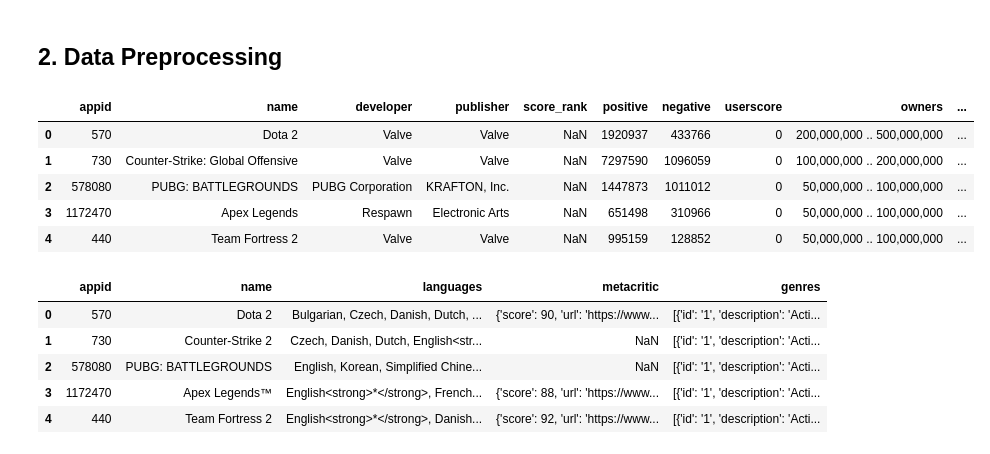
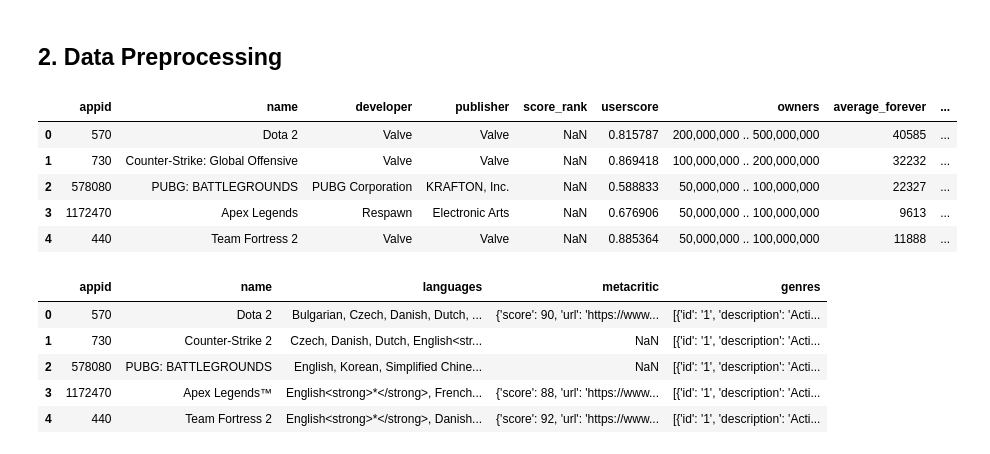
Before and after one commit to phuchng/SteamRatingAnalysis, a Jupyter notebook: games_prediction.ipynb, the cells around one changed output. Saved outputs shown, nothing was run; the diff lists cells and outputs as text; code cells hidden in the pictures.

```diff
--- a/games_prediction.ipynb
+++ b/games_prediction.ipynb
@@ -120,15 +127,17 @@ def fetch_all_steam_store_data(app_ids):
 # %%
 steamspy_df = pd.read_csv('steamspy_data.csv')
 steamstore_df = pd.read_csv('steamstore_data.csv')
-
+# floating point 2
+steamspy_df.userscore = steamspy_df.positive / (steamspy_df.positive + steamspy_df.negative)
+steamspy_df.drop(columns=['positive', 'negative'], inplace=True)
 steamspy_df.head()
 # %% [output]
-|  | appid | name | developer | publisher | score_rank | positive | negative | userscore | owners | ... |
-| 0 | 570 | Dota 2 | Valve | Valve | NaN | 1920937 | 433766 | 0 | 200,000,000 .. 500,000,000 | ... |
-| 1 | 730 | Counter-Strike: Global Offensive | Valve | Valve | NaN | 7297590 | 1096059 | 0 | 100,000,000 .. 200,000,000 | ... |
-| 2 | 578080 | PUBG: BATTLEGROUNDS | PUBG Corporation | KRAFTON, Inc. | NaN | 1447873 | 1011012 | 0 | 50,000,000 .. 100,000,000 | ... |
-| 3 | 1172470 | Apex Legends | Respawn | Electronic Arts | NaN | 651498 | 310966 | 0 | 50,000,000 .. 100,000,000 | ... |
-| 4 | 440 | Team Fortress 2 | Valve | Valve | NaN | 995159 | 128852 | 0 | 50,000,000 .. 100,000,000 | ... |
+|  | appid | name | developer | publisher | score_rank | userscore | owners | average_forever | ... |
+| 0 | 570 | Dota 2 | Valve | Valve | NaN | 0.815787 | 200,000,000 .. 500,000,000 | 40585 | ... |
+| 1 | 730 | Counter-Strike: Global Offensive | Valve | Valve | NaN | 0.869418 | 100,000,000 .. 200,000,000 | 32232 | ... |
+| 2 | 578080 | PUBG: BATTLEGROUNDS | PUBG Corporation | KRAFTON, Inc. | NaN | 0.588833 | 50,000,000 .. 100,000,000 | 22327 | ... |
+| 3 | 1172470 | Apex Legends | Respawn | Electronic Arts | NaN | 0.676906 | 50,000,000 .. 100,000,000 | 9613 | ... |
+| 4 | 440 | Team Fortress 2 | Valve | Valve | NaN | 0.885364 | 50,000,000 .. 100,000,000 | 11888 | ... |
 # %%
 steamstore_df.head()
 # %% [output]
```
Also changed, not shown: parts of 22 cells of this notebook.
